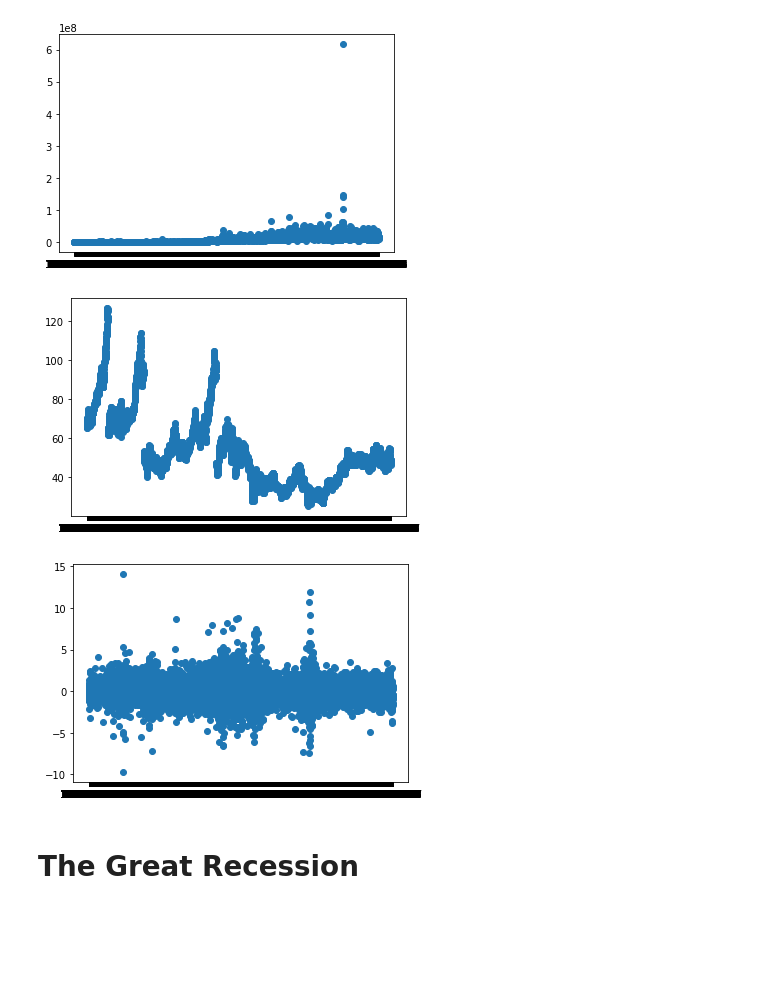
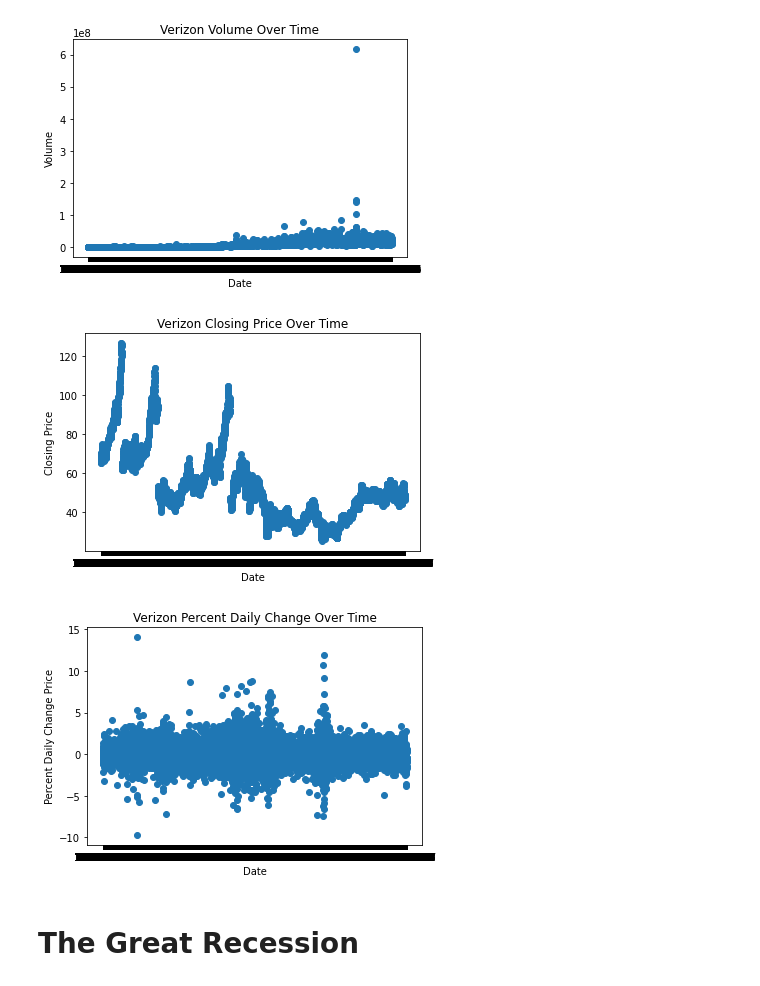
Before and after one commit to mssubaiti/Project1_Group1, a Jupyter notebook: nasdaq.ipynb, the cells around one changed output. Cells and saved outputs as stored; diff of their text form; code cells hidden in the pictures; blank space fills up the shorter version.

```diff
--- a/nasdaq.ipynb
+++ b/nasdaq.ipynb
@@ -160,19 +159,28 @@ verizon_data.head()
 | 4 | 1983-11-28 | 68.50 | 68.50 | 66.75 | 67.00 | 295975.0 | 0.0 | 1.0 | 1.600310 | 1.600310 | ... |
 # %%
 plt.scatter(verizon_data["Date"], verizon_data["Volume"])
+plt.title("Verizon Volume Over Time")
+plt.xlabel("Date")
+plt.ylabel("Volume")
 plt.show()
 # %% [output]
-[figure, old version]
+[figure, new version]
 # %%
 plt.scatter(verizon_data["Date"], verizon_data["Close"])
+plt.title("Verizon Closing Price Over Time")
+plt.xlabel("Date")
+plt.ylabel("Closing Price")
 plt.show()
 # %% [output]
-[figure, old version]
+[figure, new version]
 # %%
 plt.scatter(verizon_data['Date'], verizon_data['Percent Daily Change'])
+plt.title("Verizon Percent Daily Change Over Time")
+plt.xlabel("Date")
+plt.ylabel("Percent Daily Change Price")
 plt.show()
 # %% [output]
-[figure, old version]
+[figure, new version]
 # %% [markdown]
 # The Great Recession
 # %%
```
Also changed, not shown: parts of 13 cells of this notebook.
